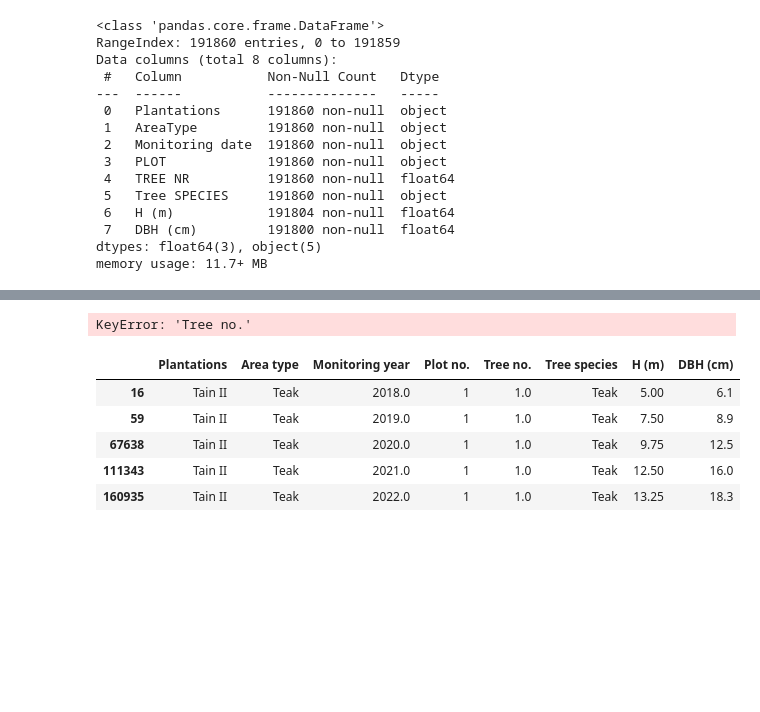
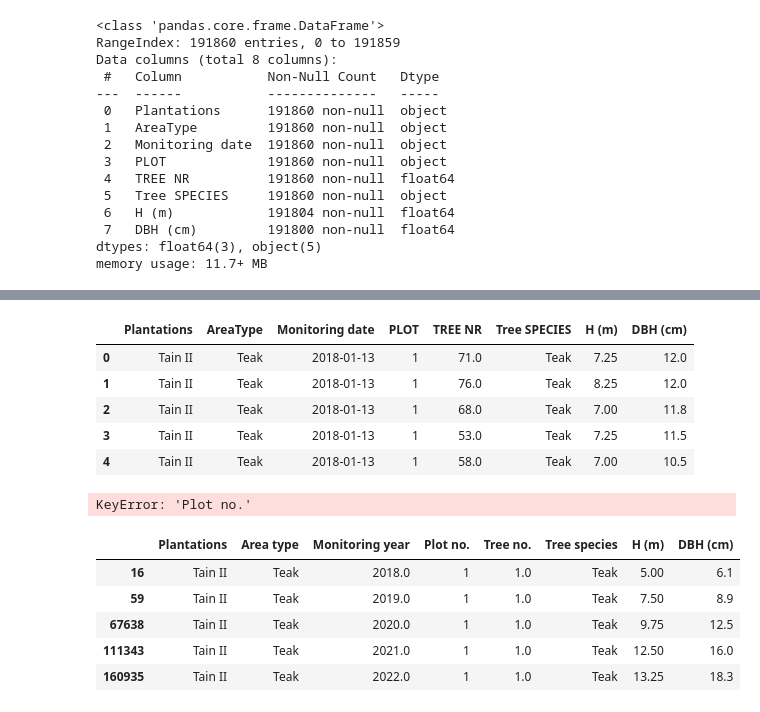
Before and after one commit to ds-gowusu/ds-ml-portfolio, a Jupyter notebook: teak_growth_analysis.ipynb, the cells around one changed output, grey strips where cells are left out. Drawn from its saved outputs; the diff is of its cells as text; code cells hidden in the pictures; blank space fills up the shorter version.

```diff
--- a/teak_growth_analysis.ipynb
+++ b/teak_growth_analysis.ipynb
@@ -136,8 +140,17 @@ DateParseError: second must be in 0..59: 13:1:2018, at position 0
+# %%
+new_dataset.head()
+# %% [output]
+|  | Plantations | AreaType | Monitoring date | PLOT | TREE NR | Tree SPECIES | H (m) | DBH (cm) |
+| 0 | Tain II | Teak | 2018-01-13 | 1 | 71.0 | Teak | 7.25 | 12.0 |
+| 1 | Tain II | Teak | 2018-01-13 | 1 | 76.0 | Teak | 8.25 | 12.0 |
+| 2 | Tain II | Teak | 2018-01-13 | 1 | 68.0 | Teak | 7.00 | 11.8 |
+| 3 | Tain II | Teak | 2018-01-13 | 1 | 53.0 | Teak | 7.25 | 11.5 |
+| 4 | Tain II | Teak | 2018-01-13 | 1 | 58.0 | Teak | 7.00 | 10.5 |
 # %%
 # sort records for each tree over time
-sorted_dataset = new_dataset.sort_values(by=['Tree no.', 'Monitoring date'])
+sorted_dataset = new_dataset.sort_values(by=['Plot no.', 'Tree no.', 'Monitoring date'])
 # %% [output]
-KeyError: 'Tree no.'
+KeyError: 'Plot no.'
 # %%
 sorted_dataset.head()
 # %% [output]
```
Also changed, not shown: parts of 4 cells of this notebook.
